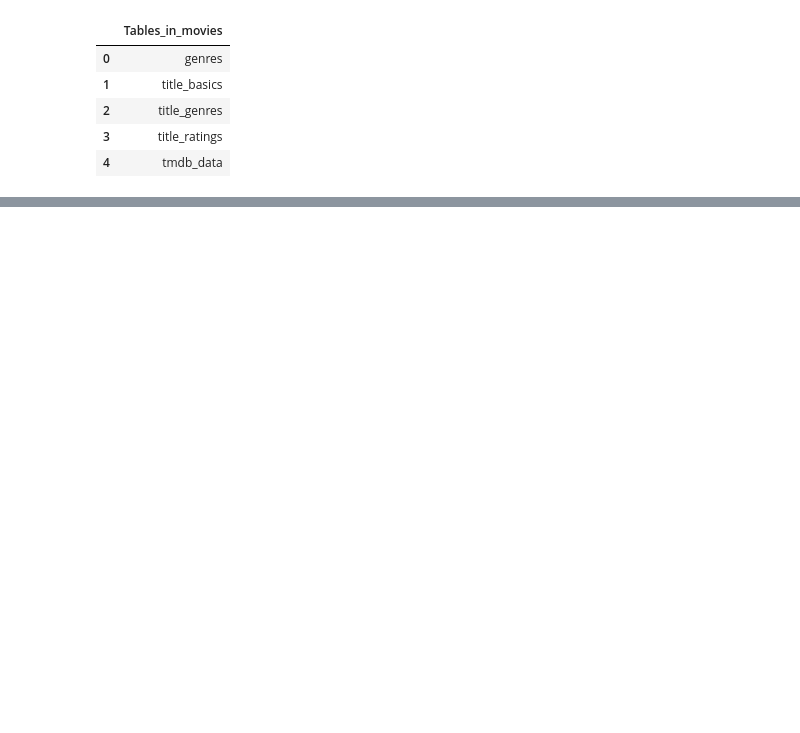
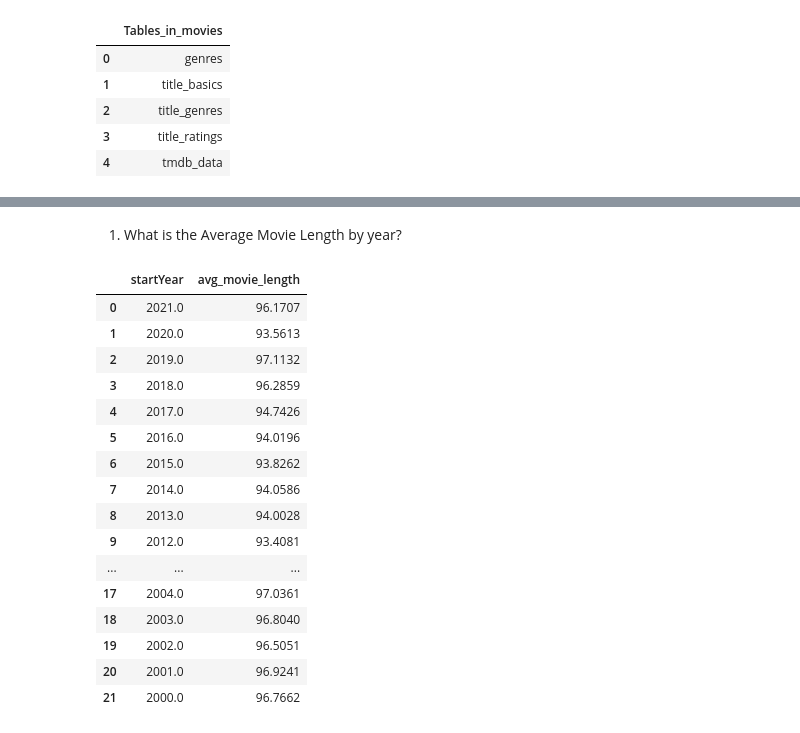
Before and after one commit to daisy-rivera/Movie-Analysis, a Jupyter notebook: Movies Project Pt 3.3 - Create SQL Database.ipynb, the cells around one changed output, grey strips where cells are left out. Cells and saved outputs as stored; diff of their text form; code cells hidden in the pictures; blank space fills up the shorter version.

```diff
--- a/Movies Project Pt 3.3 - Create SQL Database.ipynb
+++ b/Movies Project Pt 3.3 - Create SQL Database.ipynb
@@ -567,0 +563,30 @@ answer.head()
+# %% [markdown]
+1. What is the Average Movie Length by year?
+# %%
+sql = """
+SELECT startYear, AVG(runtimeMinutes) as avg_movie_length
+FROM title_basics
+GROUP BY startYear
+ORDER BY startYear DESC
+"""
+
+answer = pd.read_sql_query(sql, engine)
+answer
+# %% [output]
+|  | startYear | avg_movie_length |
+| 0 | 2021.0 | 96.1707 |
+| 1 | 2020.0 | 93.5613 |
+| 2 | 2019.0 | 97.1132 |
+| 3 | 2018.0 | 96.2859 |
+| 4 | 2017.0 | 94.7426 |
+| 5 | 2016.0 | 94.0196 |
+| 6 | 2015.0 | 93.8262 |
+| 7 | 2014.0 | 94.0586 |
+| 8 | 2013.0 | 94.0028 |
+| 9 | 2012.0 | 93.4081 |
+| ... | ... | ... |
+| 17 | 2004.0 | 97.0361 |
+| 18 | 2003.0 | 96.8040 |
+| 19 | 2002.0 | 96.5051 |
+| 20 | 2001.0 | 96.9241 |
+| 21 | 2000.0 | 96.7662 |
```
Also changed, not shown: parts of 55 cells of this notebook.
